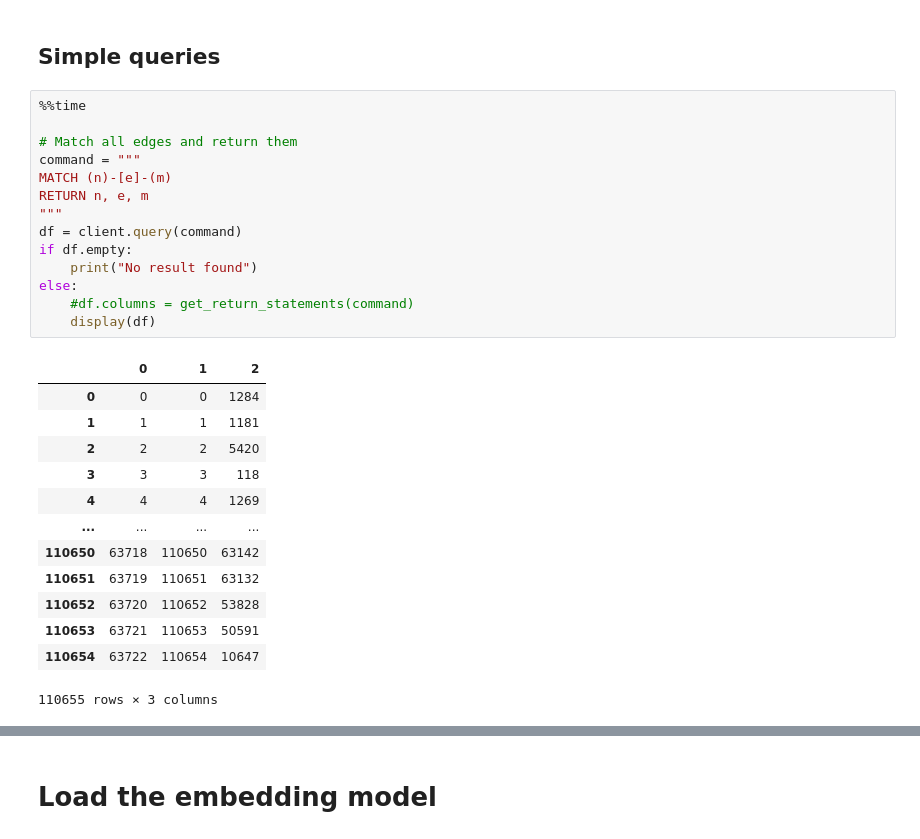
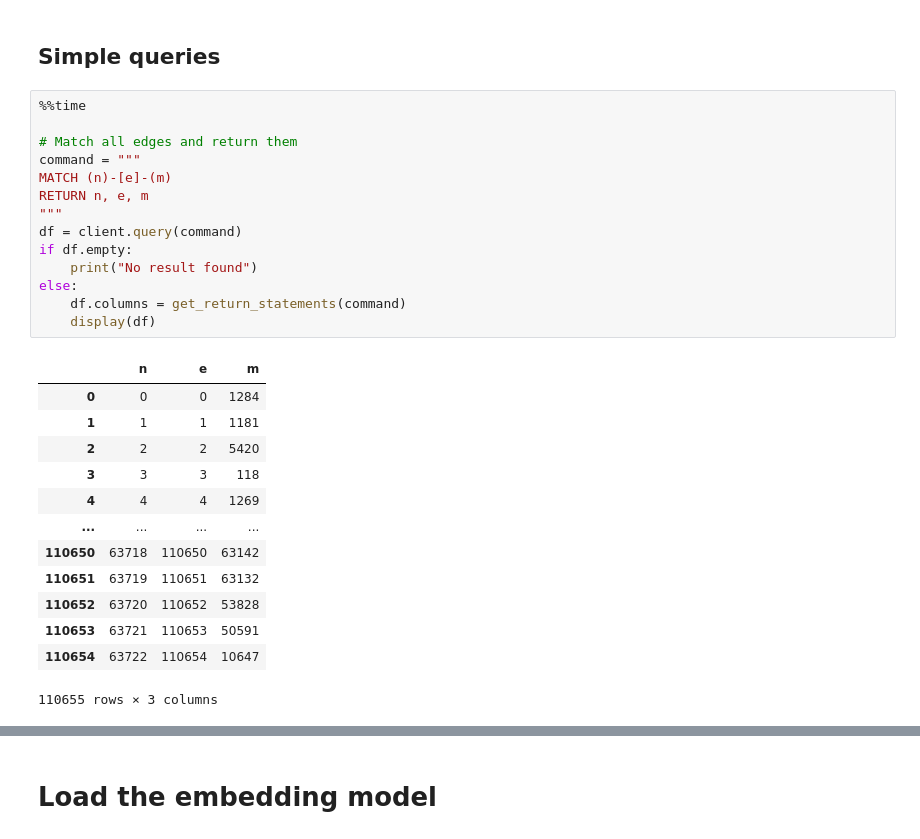
Before and after one commit to turing-db/turingdb-kgsearch, a Jupyter notebook: notebooks/sec-8k-raw-text-filings-2024.ipynb, the cells around one changed output, grey strips where cells are left out. Drawn from its saved outputs; the diff is of its cells as text.

```diff
--- a/notebooks/sec-8k-raw-text-filings-2024.ipynb
+++ b/notebooks/sec-8k-raw-text-filings-2024.ipynb
@@ -566,19 +572,19 @@ Wall time: 4.01 ms
 # %%
 %%time
 
 # Match all edges and return them
 command = """
 MATCH (n)-[e]-(m)
 RETURN n, e, m
 """
 df = client.query(command)
 if df.empty:
     print("No result found")
 else:
-    #df.columns = get_return_statements(command)
+    df.columns = get_return_statements(command)
     display(df)
 # %% [output]
-|  | 0 | 1 | 2 |
+|  | n | e | m |
 | 0 | 0 | 0 | 1284 |
 | 1 | 1 | 1 | 1181 |
 | 2 | 2 | 2 | 5420 |
```
Also changed, not shown: parts of 92 cells of this notebook, 1 other file.
